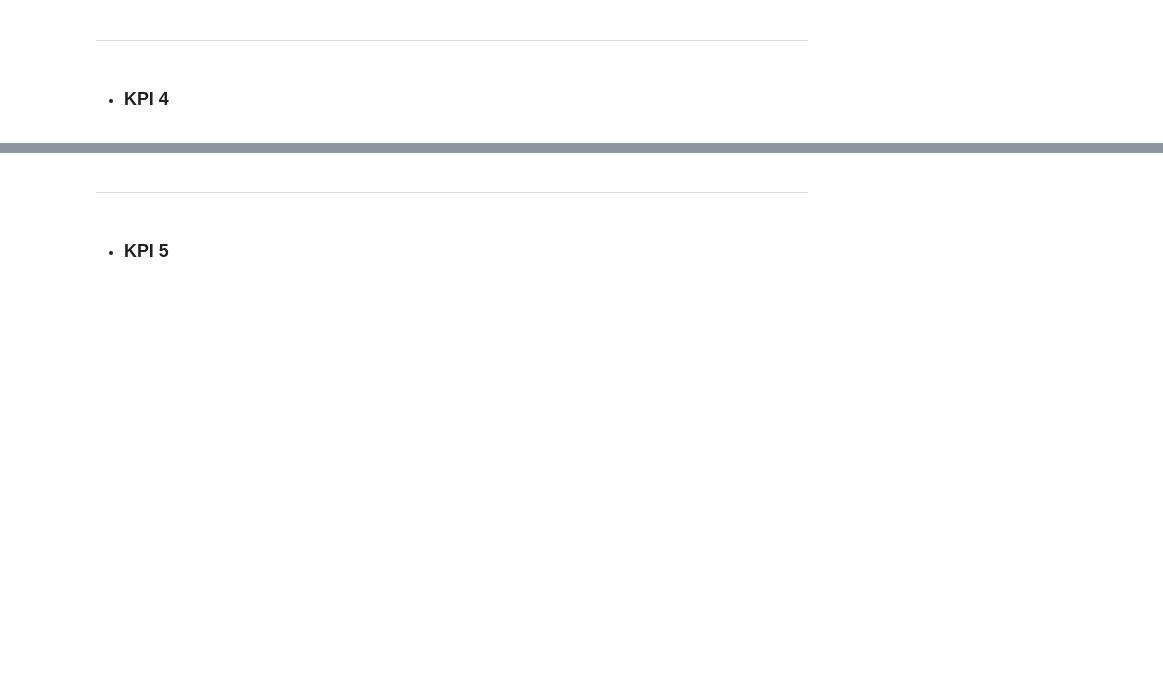
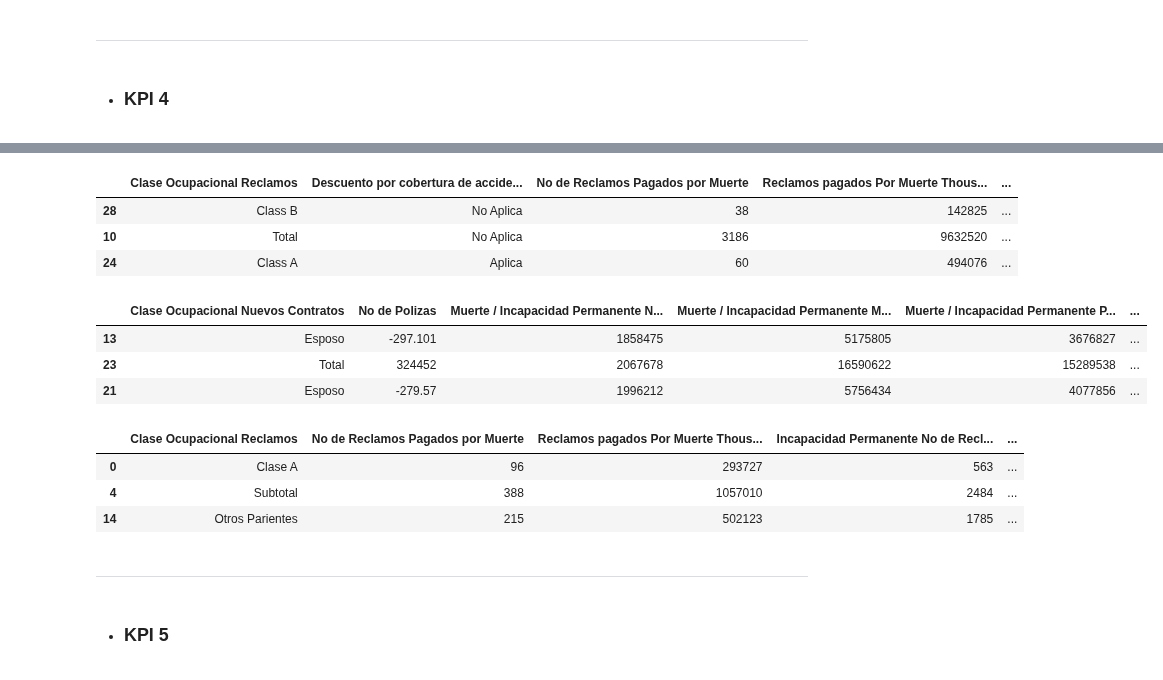
Before and after one commit to ReneRamosTrvn/alertas_sismicas, a Jupyter notebook: ETL.ipynb, the cells around one changed output, grey strips where cells are left out. Drawn from its saved outputs; the diff is of its cells as text; code cells hidden in the pictures; blank space fills up the shorter version.

```diff
--- a/ETL.ipynb
+++ b/ETL.ipynb
@@ -865,3 +922,24 @@ df_simulacros.to_json("Datasets/KPI 3/Participantes_simulacros_categorias.json")
+# %%
+datos_hoja5.sample(3)
+# %% [output]
+|  | Clase Ocupacional Reclamos | Descuento por cobertura de accide... | No de Reclamos Pagados por Muerte | Reclamos pagados Por Muerte Thous... | ... |
+| 28 | Class B | No Aplica | 38 | 142825 | ... |
+| 10 | Total | No Aplica | 3186 | 9632520 | ... |
+| 24 | Class A | Aplica | 60 | 494076 | ... |
+# %%
+datos_hoja6.sample(3)
+# %% [output]
+|  | Clase Ocupacional Nuevos Contratos | No de Polizas | Muerte / Incapacidad Permanente N... | Muerte / Incapacidad Permanente M... | Muerte / Incapacidad Permanente P... | ... |
+| 13 | Esposo | -297.101 | 1858475 | 5175805 | 3676827 | ... |
+| 23 | Total | 324452 | 2067678 | 16590622 | 15289538 | ... |
+| 21 | Esposo | -279.57 | 1996212 | 5756434 | 4077856 | ... |
+# %%
+datos_hoja7.sample(3)
+# %% [output]
+|  | Clase Ocupacional Reclamos | No de Reclamos Pagados por Muerte | Reclamos pagados Por Muerte Thous... | Incapacidad Permanente No de Recl... | ... |
+| 0 | Clase A | 96 | 293727 | 563 | ... |
+| 4 | Subtotal | 388 | 1057010 | 2484 | ... |
+| 14 | Otros Parientes | 215 | 502123 | 1785 | ... |
 # %% [markdown]
 ---
 # %% [markdown]
```
Also changed, not shown: parts of 23 cells of this notebook, 41 other files.
